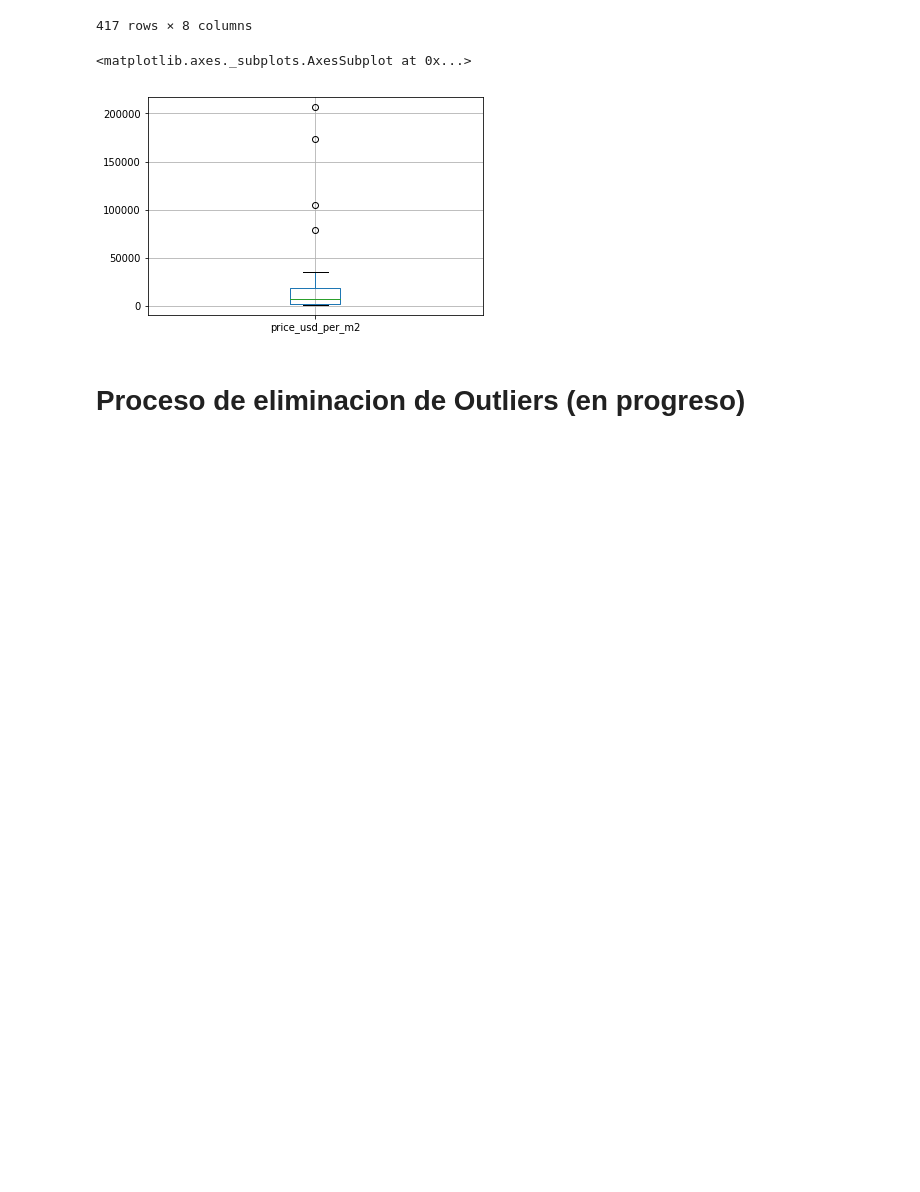
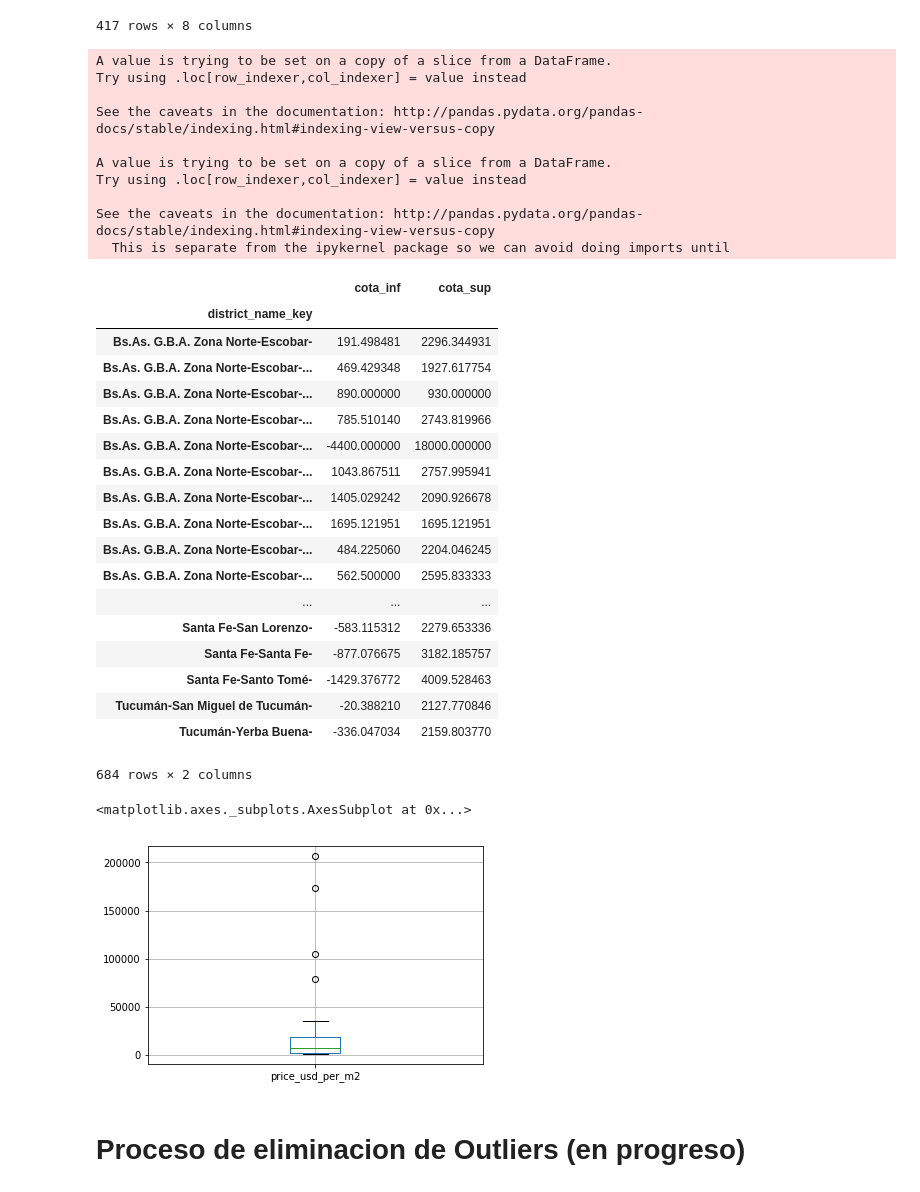
Before and after one commit to rgvillar/properati, a Jupyter notebook: Grupo7.ipynb, the cells around one changed output. Saved outputs shown, nothing was run; the diff lists cells and outputs as text; code cells hidden in the pictures; blank space fills up the shorter version.

```diff
--- a/Grupo7.ipynb
+++ b/Grupo7.ipynb
@@ -731,3 +731,51 @@ dfprop_group_nona
 |  |  | Palermo Viejo | 36.0 | 2998.865147 | 1023.589642 | 1479.094077 | 2307.299843 | 2685.694151 | 3282.983193 | 6402.439024 |
 | Río Negro | San Carlos de Bariloche | San Carlos de Bariloche | 213.0 | 2441.779888 | 2262.431303 | 82.039262 | 1290.322581 | 2000.000000 | 3019.052174 | 25000.000000 |
 417 rows × 8 columns
+# %%
+# Generamos una key de zona
+dfprop['district_name_key']=dfprop['state_name']+"-"+\
+                            dfprop['district_name']+"-"+\
+                            dfprop['city_name'].fillna(value='')
+
+
+
+
+# Agrupamos por key y sacamos precio promedio
+dfprop_quartile=dfprop.groupby(by = ['district_name_key'])["price_usd_per_m2"].describe()
+dfprop_quartile['district_name_key']=dfprop_quartile.index
+# %%
+dfprop_group_quartiles=dfprop_quartile[['25%','75%','district_name_key']]
+dfprop_group_quartiles['cota_inf']=dfprop_group_quartiles['25%']-((dfprop_group_quartiles['75%']-dfprop_group_quartiles['25%'])*1.5)
+dfprop_group_quartiles['cota_sup']=dfprop_group_quartiles['75%']+((dfprop_group_quartiles['75%']-dfprop_group_quartiles['25%'])*1.5)
+dfprop_group_quartiles=dfprop_group_quartiles[['cota_inf','cota_sup']]
+dfprop_group_quartiles
+# %% [output]
+A value is trying to be set on a copy of a slice from a DataFrame.
+Try using .loc[row_indexer,col_indexer] = value instead
+
+See the caveats in the documentation: http://pandas.pydata.org/pandas-docs/stable/indexing.html#indexing-view-versus-copy
+
+A value is trying to be set on a copy of a slice from a DataFrame.
+Try using .loc[row_indexer,col_indexer] = value instead
+
+See the caveats in the documentation: http://pandas.pydata.org/pandas-docs/stable/indexing.html#indexing-view-versus-copy
+  This is separate from the ipykernel package so we can avoid doing imports until
+|  | cota_inf | cota_sup |
+| district_name_key |  |  |
+| Bs.As. G.B.A. Zona Norte-Escobar- | 191.498481 | 2296.344931 |
+| Bs.As. G.B.A. Zona Norte-Escobar-... | 469.429348 | 1927.617754 |
+| Bs.As. G.B.A. Zona Norte-Escobar-... | 890.000000 | 930.000000 |
+| Bs.As. G.B.A. Zona Norte-Escobar-... | 785.510140 | 2743.819966 |
+| Bs.As. G.B.A. Zona Norte-Escobar-... | -4400.000000 | 18000.000000 |
+| Bs.As. G.B.A. Zona Norte-Escobar-... | 1043.867511 | 2757.995941 |
+| Bs.As. G.B.A. Zona Norte-Escobar-... | 1405.029242 | 2090.926678 |
+| Bs.As. G.B.A. Zona Norte-Escobar-... | 1695.121951 | 1695.121951 |
+| Bs.As. G.B.A. Zona Norte-Escobar-... | 484.225060 | 2204.046245 |
+| Bs.As. G.B.A. Zona Norte-Escobar-... | 562.500000 | 2595.833333 |
+| ... | ... | ... |
+| Santa Fe-San Lorenzo- | -583.115312 | 2279.653336 |
+| Santa Fe-Santa Fe- | -877.076675 | 3182.185757 |
+| Santa Fe-Santo Tomé- | -1429.376772 | 4009.528463 |
+| Tucumán-San Miguel de Tucumán- | -20.388210 | 2127.770846 |
+| Tucumán-Yerba Buena- | -336.047034 | 2159.803770 |
+684 rows × 2 columns
```
Also changed, not shown: parts of 7 cells of this notebook.
